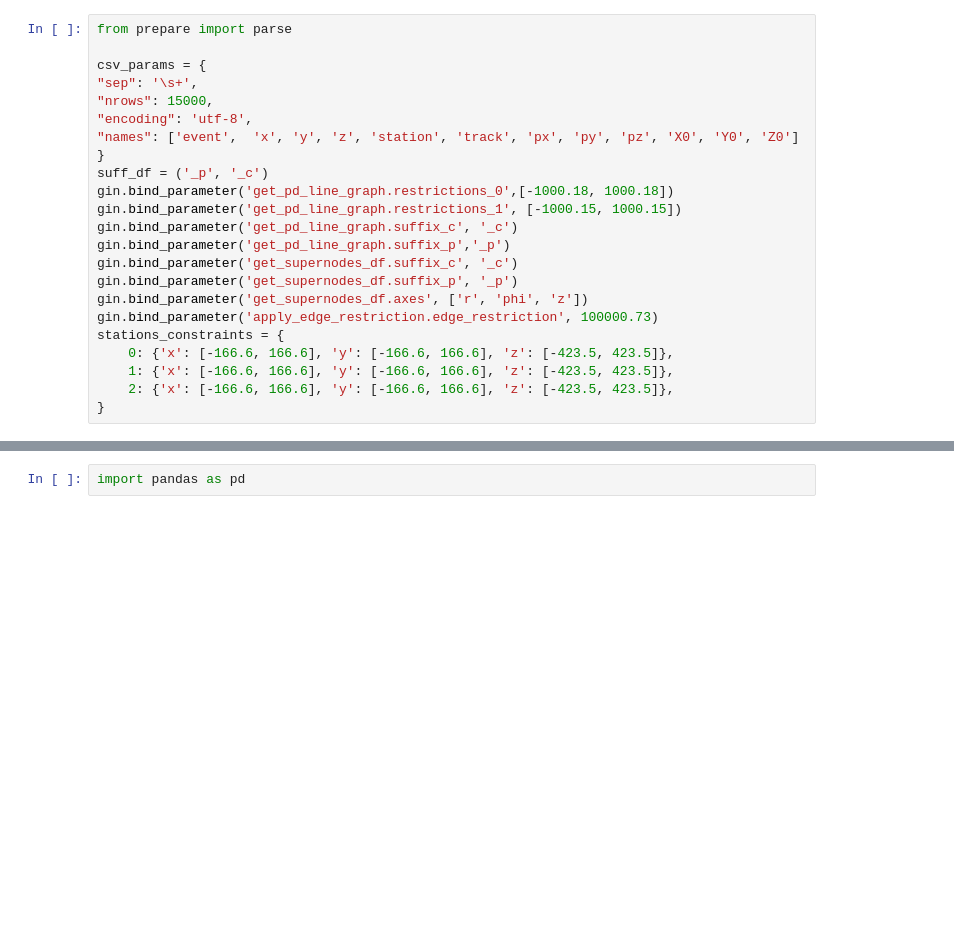
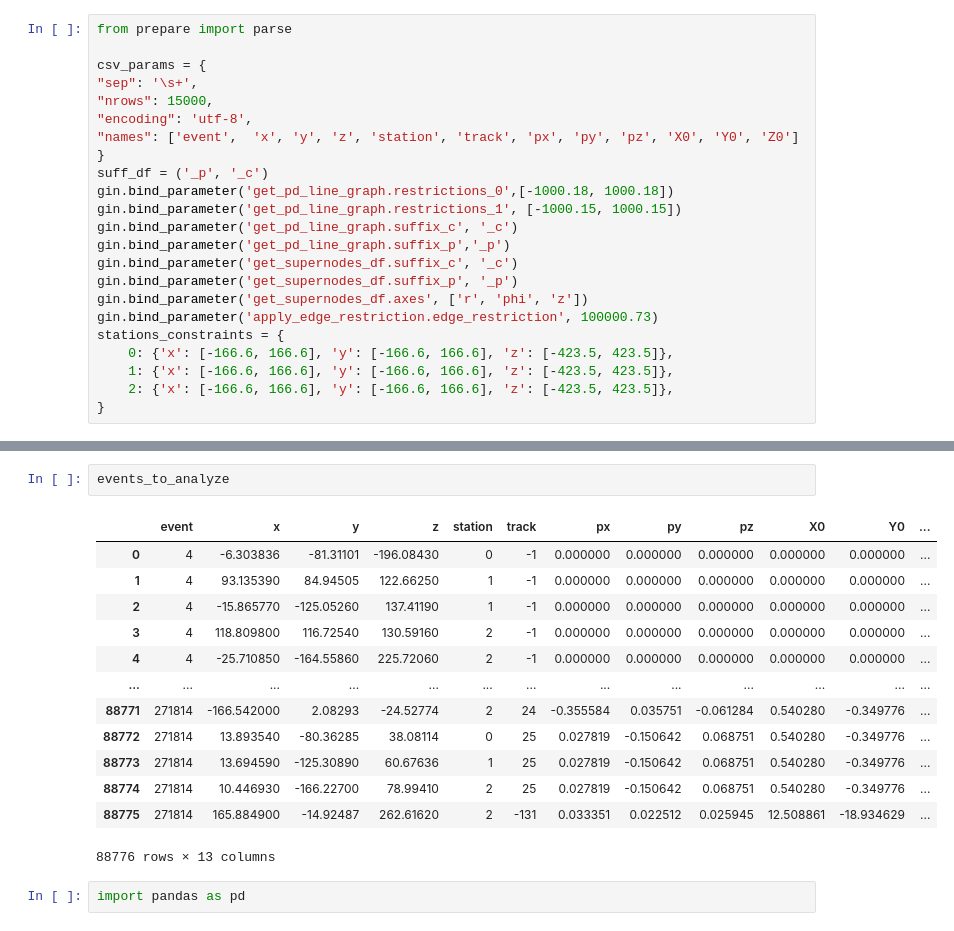
Before and after one commit to t3hseus/ariadne, a Jupyter notebook: notebooks/graph_prepare_evaluation.ipynb, the cells around one changed output, grey strips where cells are left out. Saved outputs shown, nothing was run; the diff lists cells and outputs as text; blank space fills up the shorter version.

```diff
--- a/notebooks/graph_prepare_evaluation.ipynb
+++ b/notebooks/graph_prepare_evaluation.ipynb
@@ -44,3 +115,19 @@ events = parse("../data/1.txt", csv_params=csv_params, events_quantity=['0..300'
+# %%
+events_to_analyze
+# %% [output]
+|  | event | x | y | z | station | track | px | py | pz | X0 | Y0 | ... |
+| 0 | 4 | -6.303836 | -81.31101 | -196.08430 | 0 | -1 | 0.000000 | 0.000000 | 0.000000 | 0.000000 | 0.000000 | ... |
+| 1 | 4 | 93.135390 | 84.94505 | 122.66250 | 1 | -1 | 0.000000 | 0.000000 | 0.000000 | 0.000000 | 0.000000 | ... |
+| 2 | 4 | -15.865770 | -125.05260 | 137.41190 | 1 | -1 | 0.000000 | 0.000000 | 0.000000 | 0.000000 | 0.000000 | ... |
+| 3 | 4 | 118.809800 | 116.72540 | 130.59160 | 2 | -1 | 0.000000 | 0.000000 | 0.000000 | 0.000000 | 0.000000 | ... |
+| 4 | 4 | -25.710850 | -164.55860 | 225.72060 | 2 | -1 | 0.000000 | 0.000000 | 0.000000 | 0.000000 | 0.000000 | ... |
+| ... | ... | ... | ... | ... | ... | ... | ... | ... | ... | ... | ... | ... |
+| 88771 | 271814 | -166.542000 | 2.08293 | -24.52774 | 2 | 24 | -0.355584 | 0.035751 | -0.061284 | 0.540280 | -0.349776 | ... |
+| 88772 | 271814 | 13.893540 | -80.36285 | 38.08114 | 0 | 25 | 0.027819 | -0.150642 | 0.068751 | 0.540280 | -0.349776 | ... |
+| 88773 | 271814 | 13.694590 | -125.30890 | 60.67636 | 1 | 25 | 0.027819 | -0.150642 | 0.068751 | 0.540280 | -0.349776 | ... |
+| 88774 | 271814 | 10.446930 | -166.22700 | 78.99410 | 2 | 25 | 0.027819 | -0.150642 | 0.068751 | 0.540280 | -0.349776 | ... |
+| 88775 | 271814 | 165.884900 | -14.92487 | 262.61620 | 2 | -131 | 0.033351 | 0.022512 | 0.025945 | 12.508861 | -18.934629 | ... |
+88776 rows × 13 columns
 # %%
 import pandas as pd
 # %%
```
Also changed, not shown: parts of 11 cells of this notebook, 6 other files.
